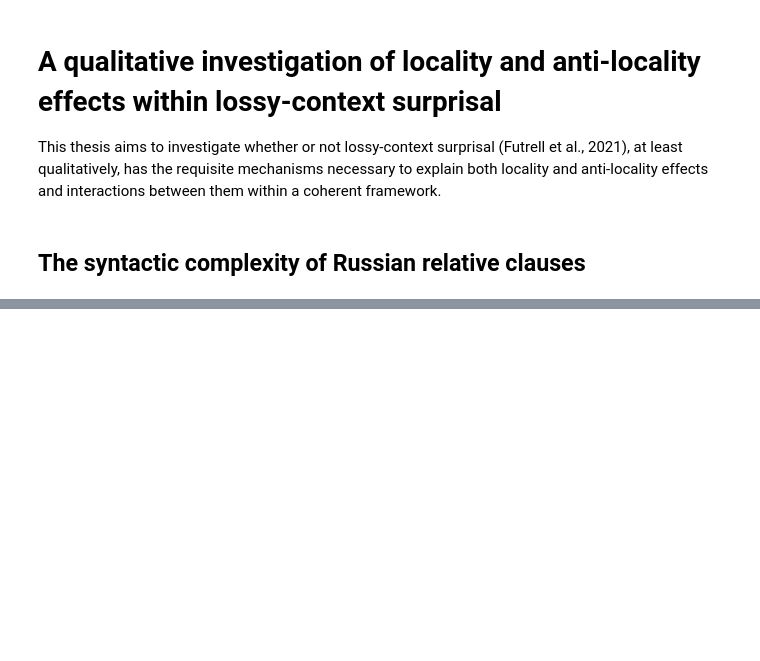
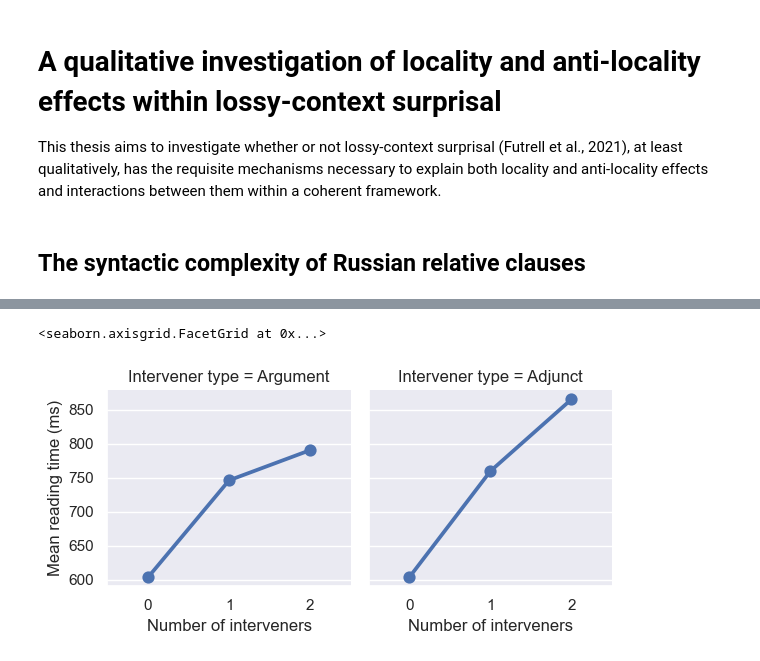
Before and after one commit to johen12/toylossy, a Jupyter notebook: toylossy_demo.ipynb, the cells around one changed output, grey strips where cells are left out. Cells and saved outputs as stored; diff of their text form; code cells hidden in the pictures; blank space fills up the shorter version.

Commit message:
Added adjunct interveners

```diff
--- a/toylossy_demo.ipynb
+++ b/toylossy_demo.ipynb
@@ -25,0 +86,7 @@ orc_non_local = model_russian.calculate_processing_difficulty("RPAcc Subj V".spl
+# %%
+grid = sns.FacetGrid(expdata.levy_exp2a_verb, col = "Intervener type")
+
+grid.map(sns.pointplot, "Number of interveners", "Mean reading time (ms)")
+# %% [output]
+<seaborn.axisgrid.FacetGrid at 0x...>
+[figure, added]
```
Also changed, not shown: parts of 12 cells of this notebook, 3 other files.
